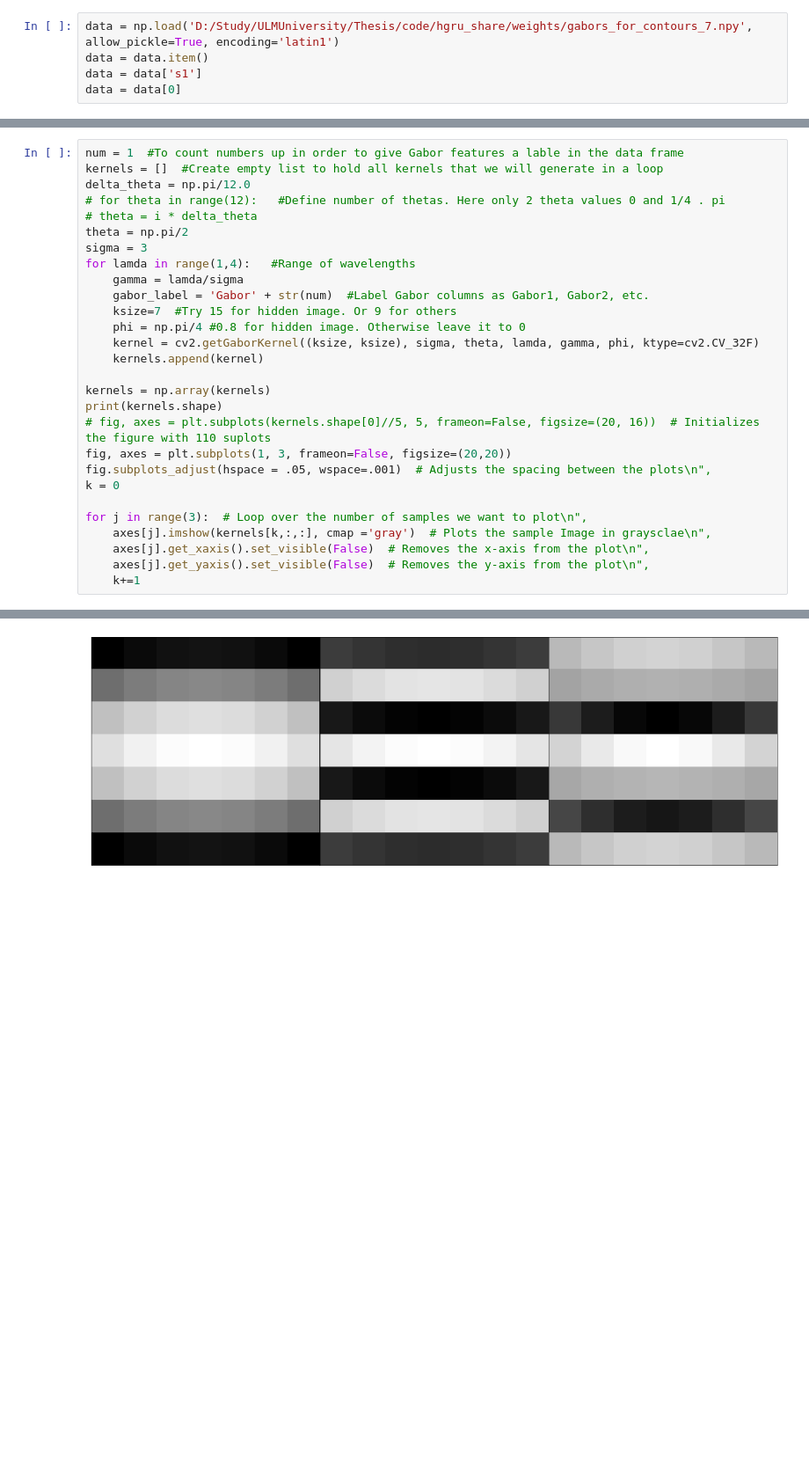
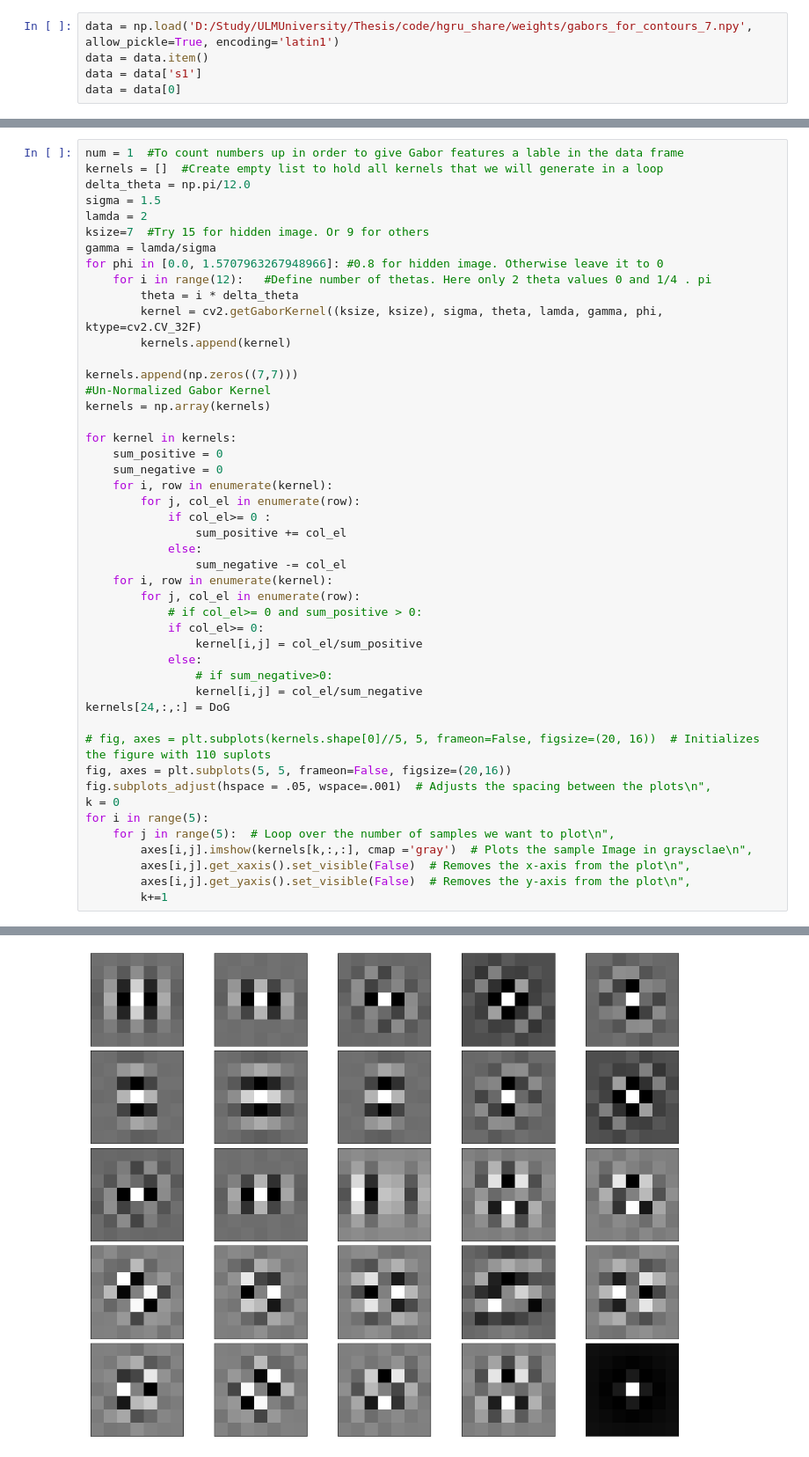
Before and after one commit to sauravgarg540/hGRU, a Jupyter notebook: gabor_filter_generator.ipynb, the cells around one changed output, grey strips where cells are left out. Shown: that part at 88% size. Drawn from its saved outputs; the diff is of its cells as text; blank space fills up the shorter version.

```diff
--- a/gabor_filter_generator.ipynb
+++ b/gabor_filter_generator.ipynb
@@ -24,28 +24,47 @@ fig.savefig('training_examples.png', bbox_inches='tight')  # Saves the figure
 num = 1  #To count numbers up in order to give Gabor features a lable in the data frame
 kernels = []  #Create empty list to hold all kernels that we will generate in a loop
 delta_theta = np.pi/12.0
-# for theta in range(12):   #Define number of thetas. Here only 2 theta values 0 and 1/4 . pi
-# theta = i * delta_theta
-theta = np.pi/2
-sigma = 3
-for lamda in range(1,4):   #Range of wavelengths
-    gamma = lamda/sigma
-    gabor_label = 'Gabor' + str(num)  #Label Gabor columns as Gabor1, Gabor2, etc.
-    ksize=7  #Try 15 for hidden image. Or 9 for others
-    phi = np.pi/4 #0.8 for hidden image. Otherwise leave it to 0
-    kernel = cv2.getGaborKernel((ksize, ksize), sigma, theta, lamda, gamma, phi, ktype=cv2.CV_32F)
-    kernels.append(kernel)
+sigma = 1.5
+lamda = 2
+ksize=7  #Try 15 for hidden image. Or 9 for others
+gamma = lamda/sigma
+for phi in [0.0, 1.5707963267948966]: #0.8 for hidden image. Otherwise leave it to 0
+    for i in range(12):   #Define number of thetas. Here only 2 theta values 0 and 1/4 . pi
+        theta = i * delta_theta
+        kernel = cv2.getGaborKernel((ksize, ksize), sigma, theta, lamda, gamma, phi, ktype=cv2.CV_32F)
+        kernels.append(kernel)
 
+kernels.append(np.zeros((7,7)))
+#Un-Normalized Gabor Kernel
 kernels = np.array(kernels)
-print(kernels.shape)
+
+for kernel in kernels:
+    sum_positive = 0
+    sum_negative = 0
+    for i, row in enumerate(kernel):
+        for j, col_el in enumerate(row):
+            if col_el>= 0 :
+                sum_positive += col_el
+            else:
+                sum_negative -= col_el
+    for i, row in enumerate(kernel):
+        for j, col_el in enumerate(row):
+            # if col_el>= 0 and sum_positive > 0:
+            if col_el>= 0:
+                kernel[i,j] = col_el/sum_positive
+            else:
+                # if sum_negative>0:
+                kernel[i,j] = col_el/sum_negative
+kernels[24,:,:] = DoG
+
 # fig, axes = plt.subplots(kernels.shape[0]//5, 5, frameon=False, figsize=(20, 16))  # Initializes the figure with 110 suplots
-fig, axes = plt.subplots(1, 3, frameon=False, figsize=(20,20))
+fig, axes = plt.subplots(5, 5, frameon=False, figsize=(20,16))
 fig.subplots_adjust(hspace = .05, wspace=.001)  # Adjusts the spacing between the plots\n",
 k = 0
-
-for j in range(3):  # Loop over the number of samples we want to plot\n",
-    axes[j].imshow(kernels[k,:,:], cmap ='gray')  # Plots the sample Image in graysclae\n",
-    axes[j].get_xaxis().set_visible(False)  # Removes the x-axis from the plot\n",
-    axes[j].get_yaxis().set_visible(False)  # Removes the y-axis from the plot\n",
-    k+=1
+for i in range(5):
+    for j in range(5):  # Loop over the number of samples we want to plot\n",
+        axes[i,j].imshow(kernels[k,:,:], cmap ='gray')  # Plots the sample Image in graysclae\n",
+        axes[i,j].get_xaxis().set_visible(False)  # Removes the x-axis from the plot\n",
+        axes[i,j].get_yaxis().set_visible(False)  # Removes the y-axis from the plot\n",
+        k+=1
 # %% [output]
@@ -53 +71 @@ for j in range(3):  # Loop over the number of samples we want to plot\n",
-[figure, old version]
+[figure, new version]
```
Also changed, not shown: parts of 8 cells of this notebook, 4 other files.
